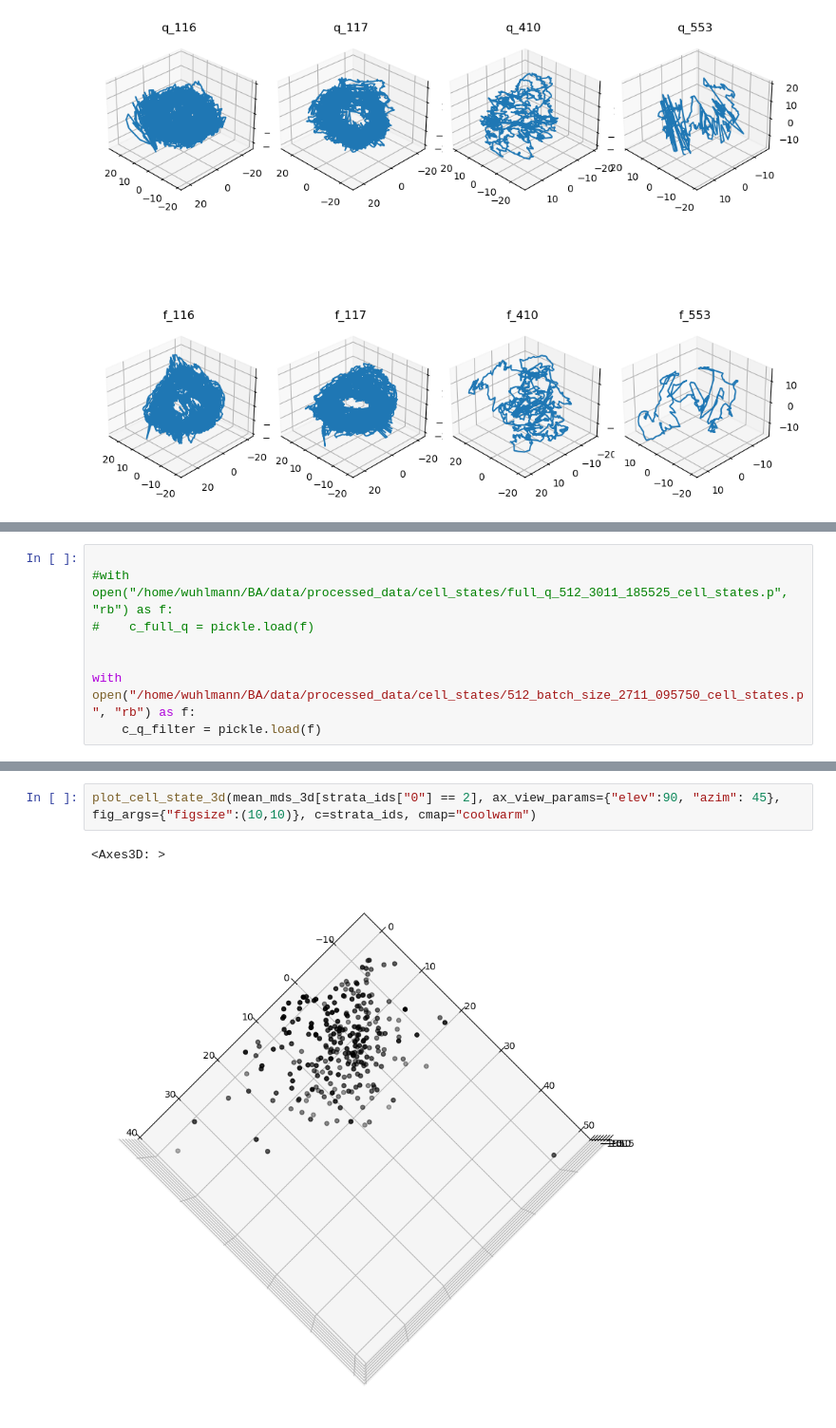
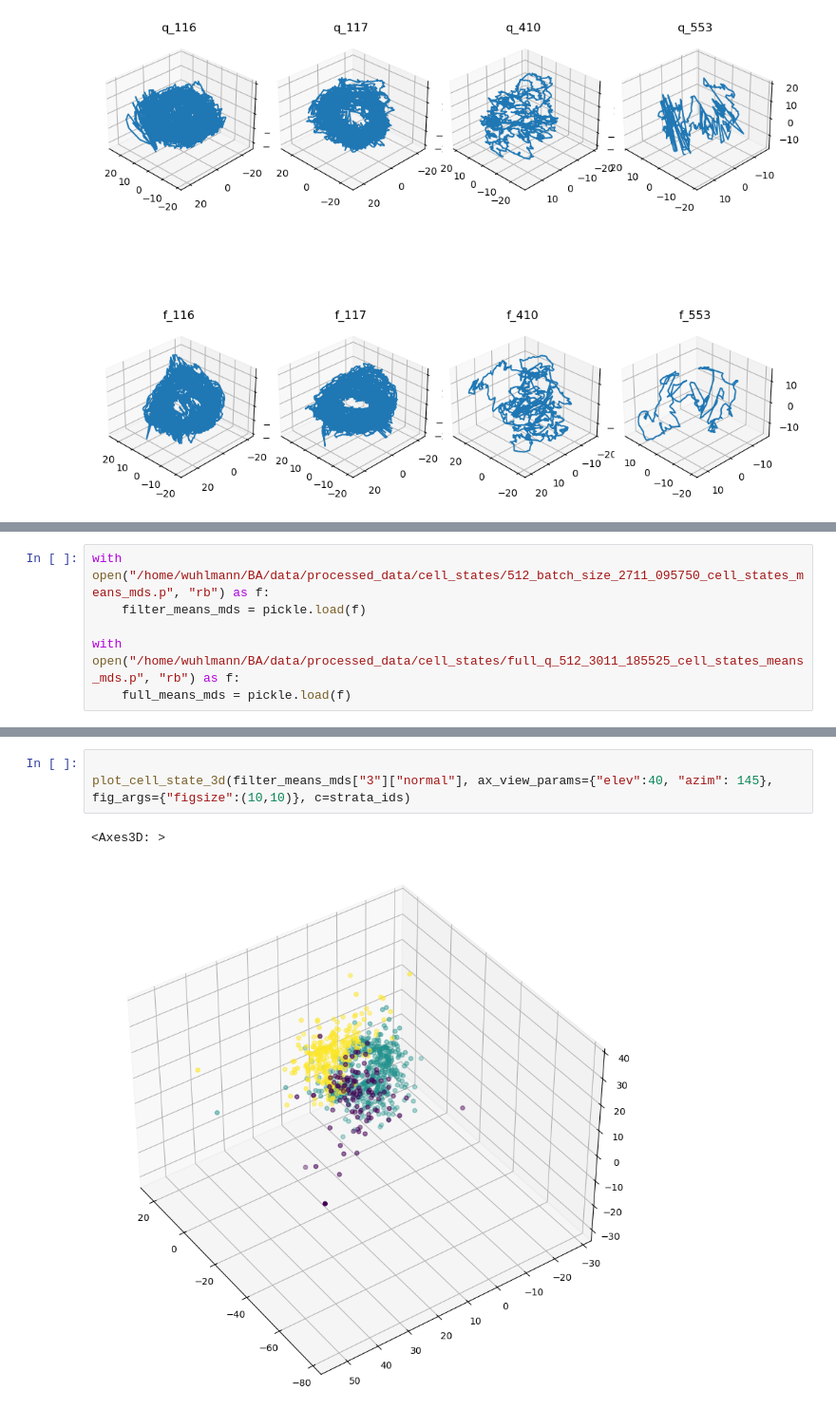
Before and after one commit to tripleUU-U/lamah-ce_lstm, a Jupyter notebook: analysis/state_analysis.ipynb, the cells around one changed output, grey strips where cells are left out. Shown at 95% size. Saved outputs shown, nothing was run; the diff lists cells and outputs as text.

Commit message:
create script to apply mds to mean cell state over whole domain, and added plots to state_analysis for 12.12. meeting

```diff
--- a/analysis/state_analysis.ipynb
+++ b/analysis/state_analysis.ipynb
@@ -90,8 +86,0 @@ ax.view_init(10, 45)
-# %%
-
-#with open("/home/wuhlmann/BA/data/processed_data/cell_states/full_q_512_3011_185525_cell_states.p", "rb") as f:
-#    c_full_q = pickle.load(f)
-
-
-with open("/home/wuhlmann/BA/data/processed_data/cell_states/512_batch_size_2711_095750_cell_states.p", "rb") as f:
-	c_q_filter = pickle.load(f)
@@ -136,0 +87,6 @@ Name: count, dtype: int64
+# %%
+with open("/home/wuhlmann/BA/data/processed_data/cell_states/512_batch_size_2711_095750_cell_states_means_mds.p", "rb") as f:
+    filter_means_mds = pickle.load(f)
+
+with open("/home/wuhlmann/BA/data/processed_data/cell_states/full_q_512_3011_185525_cell_states_means_mds.p", "rb") as f:
+    full_means_mds = pickle.load(f)
@@ -137,5 +138,6 @@ Name: count, dtype: int64
 # %%
-plot_cell_state_3d(mean_mds_3d[strata_ids["0"] == 2], ax_view_params={"elev":90, "azim": 45}, fig_args={"figsize":(10,10)}, c=strata_ids, cmap="coolwarm")
+
+plot_cell_state_3d(filter_means_mds["3"]["normal"], ax_view_params={"elev":40, "azim": 145}, fig_args={"figsize":(10,10)}, c=strata_ids)
 # %% [output]
 <Axes3D: >
-[figure, old version]
+[figure, new version]
```
Also changed, not shown: parts of 12 cells of this notebook, 2 other files.
